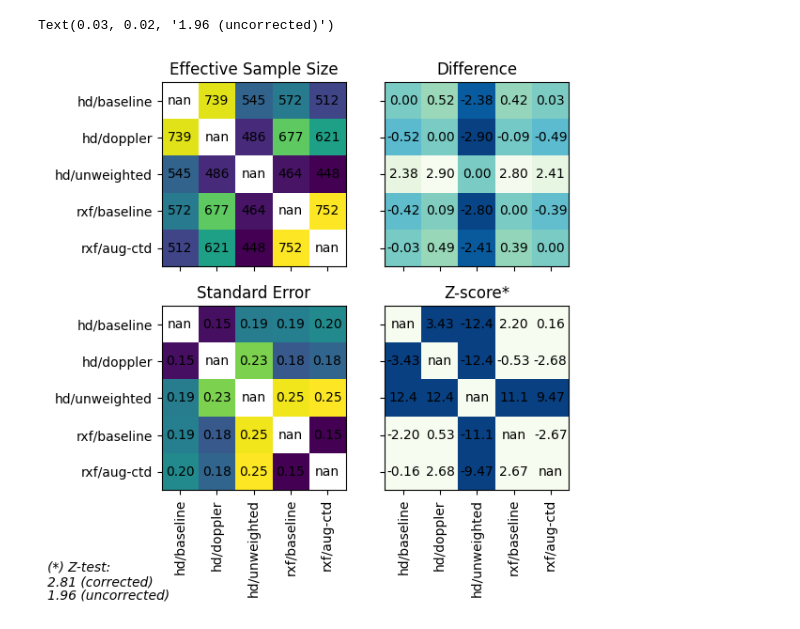
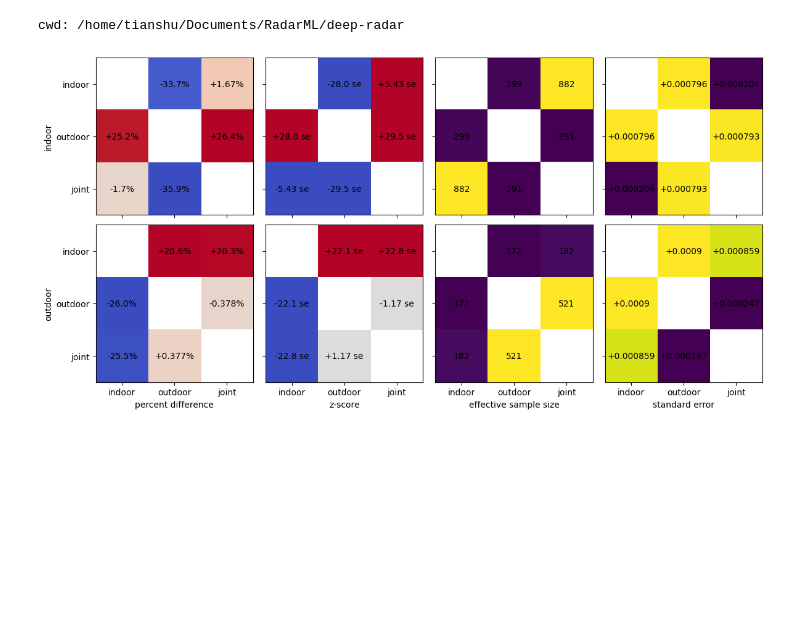
Before and after one commit to RadarML/nrdk, a Jupyter notebook: notebooks/stats.ipynb, the cells around one changed output. Drawn from its saved outputs; the diff is of its cells as text; code cells hidden in the pictures; blank space fills up the shorter version.

Commit message:
Clean up notebooks with new analysis library, more concise dataset report

```diff
--- a/notebooks/stats.ipynb
+++ b/notebooks/stats.ipynb
@@ -107,53 +1,9 @@ pd.DataFrame(df)
-# %%
-def _matshow(ax, x, cm):
-    ax.imshow(x, cmap=cm)
-    for (i, j), label in np.ndenumerate(x):
-        if abs(label) > 100.0:
-            ax.text(i, j, f"{label:.0f}", ha='center', va='center')
-        elif abs(label) > 10.0:
-            ax.text(i, j, f"{label:.1f}", ha='center', va='center')
-        else:
-            ax.text(i, j, f"{label:.2f}", ha='center', va='center')
-    ax.set_xticks(np.arange(len(results)))
-    ax.set_yticks(np.arange(len(results)))
-    ax.set_yticklabels([])
-    ax.set_xticklabels([])
-
-_stats = {
-    "Effective Sample Size": (summary["ess"], "viridis"),
-    "Difference": (summary["mean"], "GnBu"),
-    "Standard Error": (summary["stderr"], "viridis"),
-    "Z-score*": (summary["zscore"], 'GnBu'),
-}
-
-# 2-sided test + bonferroni correction
-p_target = 0.05 / 2
-bonferroni = p_target / ((len(results) * (len(results) - 1)) / 2)
-z_uc_cutoff = norm.ppf(1 - p_target)
-z_cutoff = norm.ppf(1 - bonferroni)
-
-labels = [
-    x.replace("radarhd", "hd").replace("radartransformer", "rxf")
-    for x in results]
-
-
-fig, axs = plt.subplots(2, 2, figsize=(6, 6))
-for ax, (sn, (arr, cm)) in zip(axs.reshape(-1), _stats.items()):
-    _matshow(ax, arr, cm)
-    ax.set_title(sn)
-
-axs[1, 1].imshow(np.abs(summary["zscore"]) > z_cutoff, cmap='GnBu')
-
-for ax in axs[:, 0]:
-    ax.set_yticklabels(labels)
-for ax in axs[-1]:
-    ax.set_xticklabels(labels, rotation=90)
-
-fig.tight_layout()
-
-fig.text(0.03, 0.07, "(*) Z-test:", fontstyle='italic')
-fig.text(0.03, 0.045, f"{z_cutoff:.2f} (corrected)", fontstyle='italic')
-fig.text(0.03, 0.02, f"{z_uc_cutoff:.2f} (uncorrected)", fontstyle='italic')
-# %% [output]
-Text(0.03, 0.02, '1.96 (uncorrected)')
-[figure, removed]
+# %%
+# Make sure we are in the `deep-radar` directory.
+import os
+
+if os.getcwd().endswith("notebooks"):
+    os.chdir("..")
+print("cwd:", os.getcwd())
+# %% [output]
+cwd: /home/tianshu/Documents/RadarML/deep-radar
@@ -159,0 +44,18 @@ Text(0.03, 0.02, '1.96 (uncorrected)')
+# %%
+results = analysis.Results("results")
+methods = ["unet/b.i", "unet/b.o", "unet/b.io"]
+method_names = ["indoor", "outdoor", "joint"]
+compare = {
+    "indoor": results.compare(methods, key="bev_loss", pattern="^indoor"),
+    "outdoor": results.compare(methods, key="bev_loss", pattern="^outdoor")
+}
+# %%
+from matplotlib import pyplot as plt
+
+size = 1.0 * len(methods)
+fig, axs = plt.subplots(
+    len(compare), 4, figsize=(size * 4, size * len(compare)))
+comparison_grid(axs, compare, method_names)
+fig.tight_layout()
+# %% [output]
+[figure, added]
```
Also changed, not shown: parts of 7 cells of this notebook, 9 other files.
